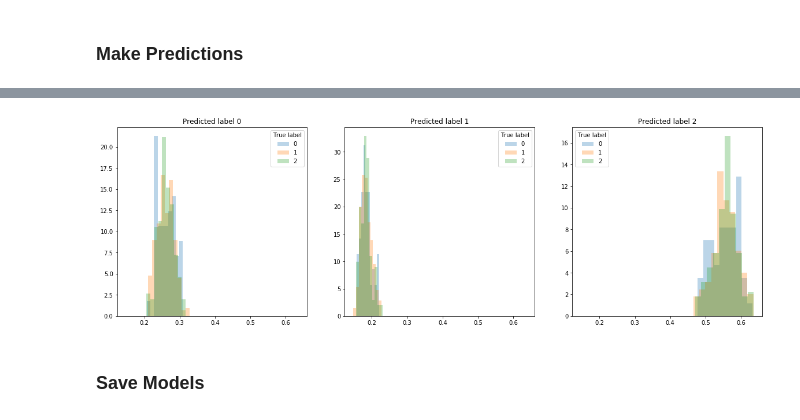
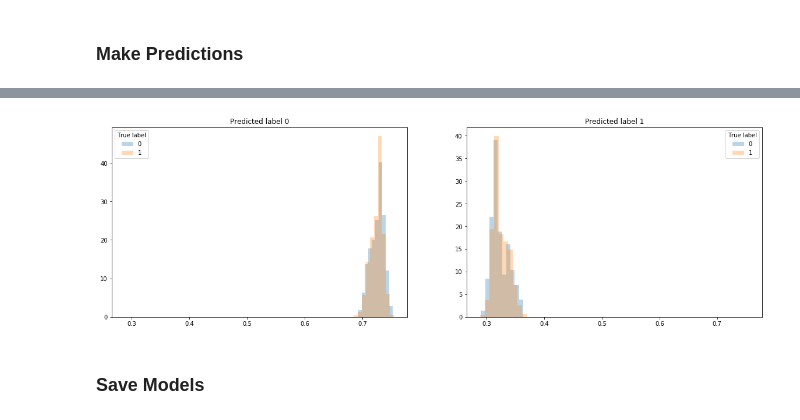
Before and after one commit to isms/ac297r-capstone-project, a Jupyter notebook: notebooks/aerial_model.ipynb, the cells around one changed output, grey strips where cells are left out. Saved outputs shown, nothing was run; the diff lists cells and outputs as text; code cells hidden in the pictures.

Commit message:
final changes from CNN model

```diff
--- a/notebooks/aerial_model.ipynb
+++ b/notebooks/aerial_model.ipynb
@@ -183,7 +182,7 @@ gen_obj = ImageDataGenerator(preprocessing_function=drop_channel,
                                     rescale=1.0/255.0,
                                     horizontal_flip = True, vertical_flip = True,
                                     width_shift_range = 0.1, height_shift_range = 0.1,
-                                    zoom_range = 0.2, rotation_range = 50)
+                                    zoom_range = 0.1, rotation_range = 50)
 
 ## train
 train_generator = gen_obj.flow_from_dataframe(train_data,
@@ -222,7 +221,7 @@ Found 402 validated image filenames belonging to 3 classes.
 ### Training
 # %%
 # training parameters
-epochs = 20
+epochs = 35
 val_steps = test_data.shape[0]//val_batch_size
 
 # train model
@@ -253,0 +253,9 @@ Epoch 20/20
+# %%
+history1 = model.fit_generator(generator=train_generator,
+                              validation_data=test_generator,
+                              validation_steps=val_steps,
+                              epochs=10,
+                              steps_per_epoch=np.ceil(train_data.shape[0]//batch_size),
+                              verbose=1,
+#                               callbacks=[lr_decay, early_stopping]
+                             )
@@ -276,6 +311,8 @@ plt.legend();
 ### Make Predictions
 # %%
 ## TRAIN ACCURACY
+train_data, test_data = train_test_split(sample, test_size = 0.2, random_state = 100)
+
 gen_obj = ImageDataGenerator(rescale=1.0/255.0)
 train_generator = gen_obj.flow_from_dataframe(train_data,
                                             directory = image_dir,
@@ -345,15 +382,15 @@ elif len(train_preds.shape) > 1:
 # %%
 # (train_data['three_class_label'] == train_data['predicted_label'])
 # %%
-fig, ax = plt.subplots(1, 3, sharex=True, figsize=(20,6))
+fig, ax = plt.subplots(1, 2, sharex=True, figsize=(20,6))
 for i in range(train_preds.shape[1]):
 #     print(i)
-    for lab in ['0','1','2']:
+    for lab in ['0','1']:
         ax[i].hist(train_preds[train_data[y_column]==lab,i], alpha=0.3, density=True, label=lab)
     ax[i].legend(title='True label');
     ax[i].set_title('Predicted label ' + str(i))
 # %% [output]
-[figure, old version]
+[figure, new version]
 # %% [markdown]
 ### Save Models
 # %%
```
Also changed, not shown: parts of 31 cells of this notebook, 5 other files.
